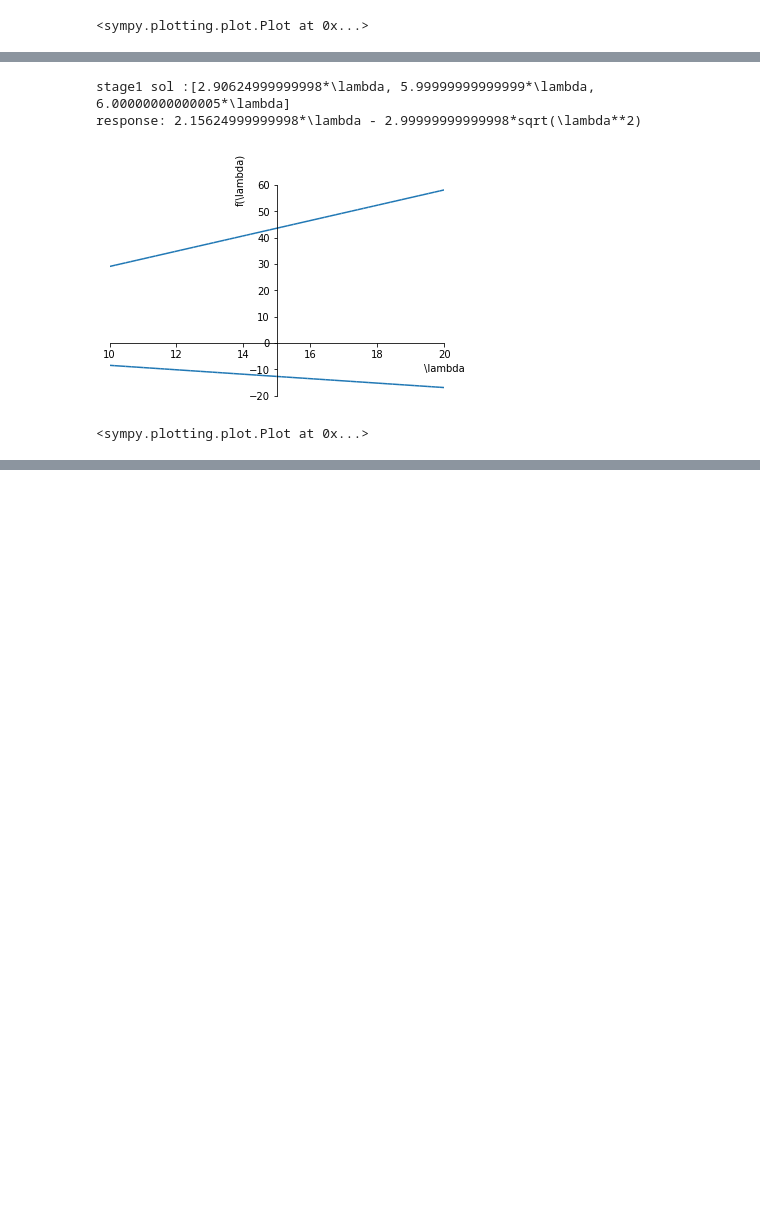
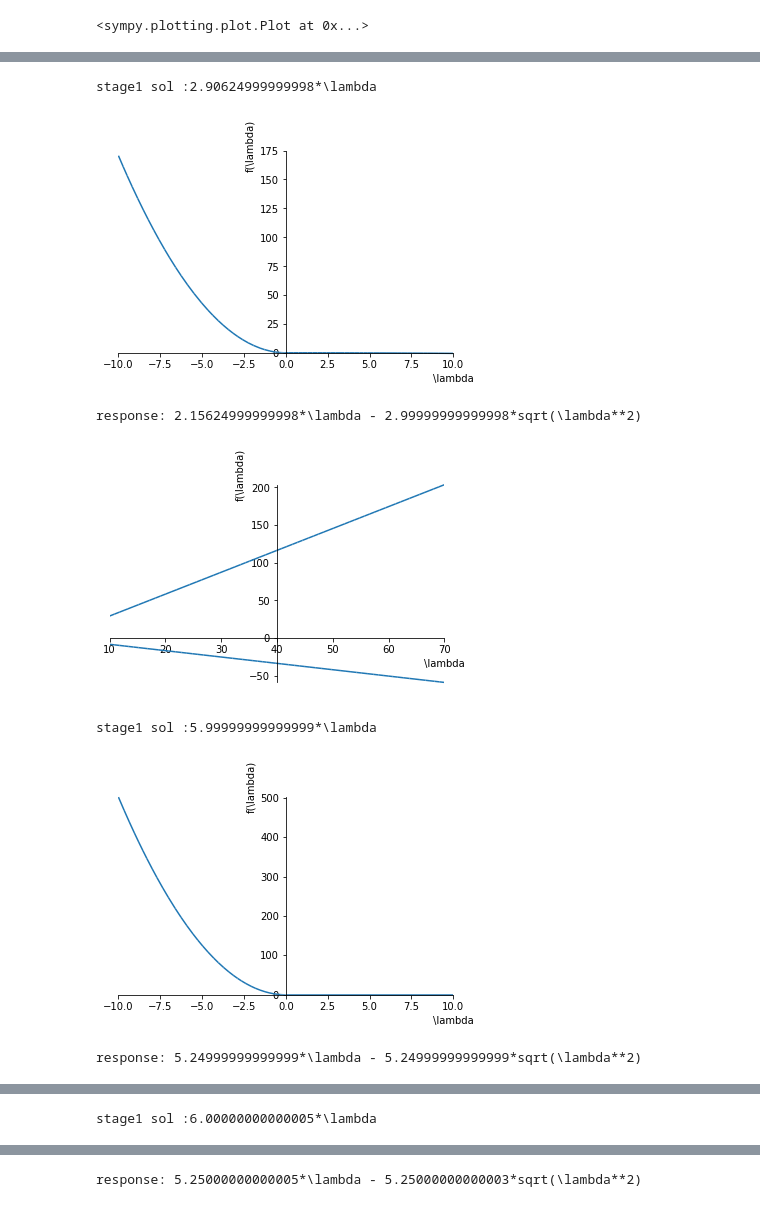
Before and after one commit to ericschulman/health_bargains, a Jupyter notebook: bargains_simplified.ipynb, the cells around one changed output, grey strips where cells are left out. Cells and saved outputs as stored; diff of their text form; code cells hidden in the pictures; blank space fills up the shorter version.

```diff
--- a/bargains_simplified.ipynb
+++ b/bargains_simplified.ipynb
@@ -33,0 +38,7 @@ solve(foc.subs({mu1:.5, mu2:.5, theta2:theta1}),theta1)
+# %%
+mult_sol = simplify(solve(foc.subs({mu1:.5, mu2:.5}),theta1))
+for sol in mult_sol:
+    print simplify(nb_objective(sol,theta2, .5, .5, lamb, ell))
+    print '------'
+
+#### only solution index 1 is the correct maximum....
@@ -34,5 +52,6 @@ solve(foc.subs({mu1:.5, mu2:.5, theta2:theta1}),theta1)
 # %%
-mult_sol = simplify(solve(foc.subs({mu1:.5, mu2:.5}),theta1))
+foc =  diff(nb_objective(theta1,theta2, .5, .5, lamb, ell), theta1)
+mult_sol = simplify(solve(foc,theta1))
 outside = 1.5*lamb
 for sol in mult_sol:
     print '---------------'
@@ -63,13 +82,14 @@ plot(mult_sol[0].subs({lamb:a}),mult_sol[1].subs({lamb:a}),mult_sol[2].subs({lam
 [figure]
 <sympy.plotting.plot.Plot at 0x...>
 # %%
-mult_sol = solve(foc,theta2)
-a = 3000
-b = 1000
+mult_sol = solve(foc.subs({mu1:.5, mu2:.5}),theta2)
+foc =  diff(nb_objective(theta1,theta2, .5, .5, lamb, ell), theta2)
+a = 10
+b = 70
 
-for h in mult_sol:
-    obj = nb_objective(theta1, simplify(h), .5, .5,lamb,ell)
-    obj = obj.subs({lamb:a, ell:b})
-    print obj
-    plot(obj,(theta1,a,a*3))
+h = mult_sol[1]
+print '-----'
+obj = nb_objective(theta1, simplify(h), .5, .5,lamb,ell)
+obj = obj.subs({lamb:a, ell:b})
+plot(obj,(theta1,40,70))
 # %% [output]
@@ -82,17 +99,24 @@ for h in mult_sol:
 # %%
 foc =  diff(nb_objective(theta1,theta2, .5, .5, lamb, ell), theta1)
 h = solve(foc,theta2)
 a = 10
 
 
 stage1_obj = diff(nb_objective(theta1,simplify(h[1]), .5, .5, lamb, ell), theta1)
 stage1_sol = solve(stage1_obj,theta1)
-print 'stage1 sol :%s '%stage1_sol
-response = (h[1]).subs({theta1:stage1_sol[0]})
-print 'response: %s '%response
-plot(stage1_sol[0],response,(lamb,10,20))
+
+for sol in stage1_sol:
+    print 'stage1 sol :%s '%sol
+
+    response = (h[1]).subs({theta1:sol})
+    plot(nb_objective(sol,response, .5, .5, lamb, b))
+    print 'response: %s '%response
+    plot(stage1_sol[0],response,(lamb,a,b))
 # %% [output]
-stage1 sol :[2.90624999999998*\lambda, 5.99999999999999*\lambda, 6.00000000000005*\lambda]
-response: 2.15624999999998*\lambda - 2.99999999999998*sqrt(\lambda**2)
+stage1 sol :2.90624999999998*\lambda
-[figure, old version]
+[figure, new version]
-<sympy.plotting.plot.Plot at 0x...>
+response: 2.15624999999998*\lambda - 2.99999999999998*sqrt(\lambda**2)
+[figure, added]
+stage1 sol :5.99999999999999*\lambda
+[figure, added]
+response: 5.24999999999999*\lambda - 5.24999999999999*sqrt(\lambda**2)
@@ -98,0 +124 @@ response: 2.15624999999998*\lambda - 2.99999999999998*sqrt(\lambda**2)
+stage1 sol :6.00000000000005*\lambda
@@ -98,0 +126 @@ response: 2.15624999999998*\lambda - 2.99999999999998*sqrt(\lambda**2)
+response: 5.25000000000005*\lambda - 5.25000000000003*sqrt(\lambda**2)
```
Also changed, not shown: parts of 6 cells of this notebook.
